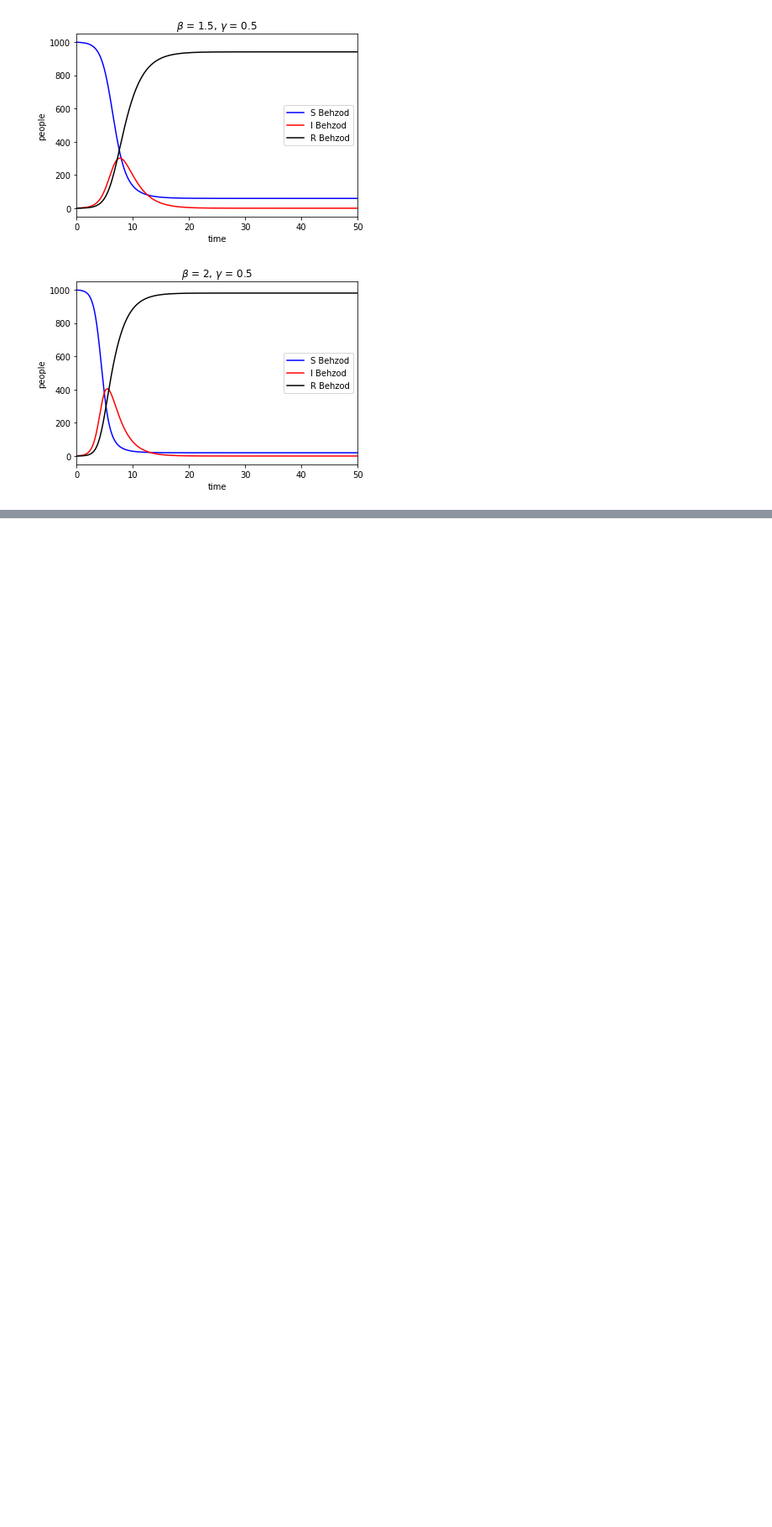
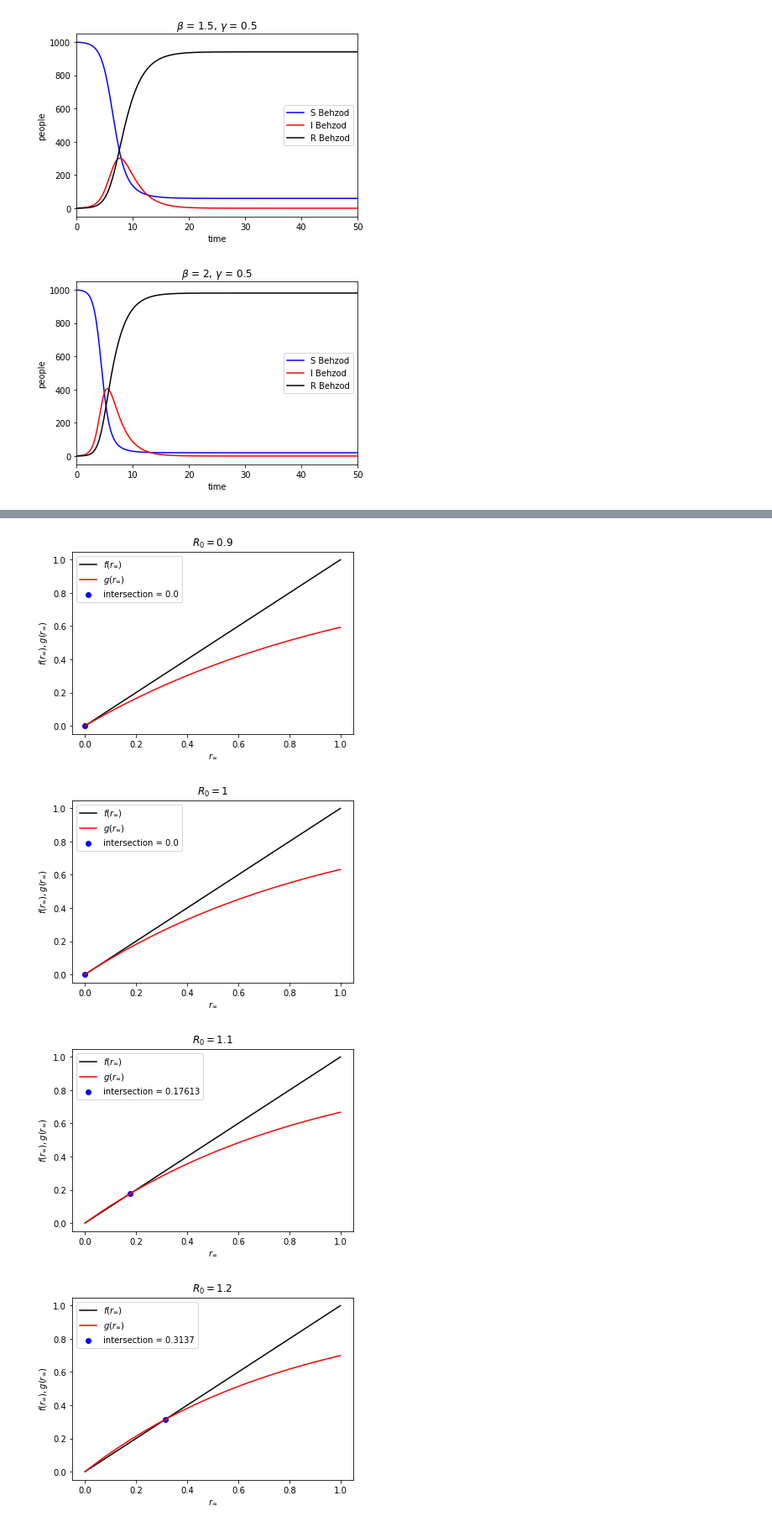
Before and after one commit to behzodcu/idm, a Jupyter notebook: hw1.ipynb, the cells around one changed output, grey strips where cells are left out. Shown at 84% size. Drawn from its saved outputs; the diff is of its cells as text; code cells hidden in the pictures; blank space fills up the shorter version.

```diff
--- a/hw1.ipynb
+++ b/hw1.ipynb
@@ -42,0 +47,25 @@ SIR_simulation(N = 1000, S = 999, I = 1, R = 0, beta = 2, gamma = 0.5, time = 50
+# %%
+R_0s = [0.9, 1, 1.1, 1.2]
+r_inf_range = np.linspace(0,1,100)
+initial_guess = 0.5
+
+def f(x):
+    return x
+def g(x, R_0):
+    return 1 - np.exp(-R_0 * x)
+
+for R_0 in R_0s:
+    intersection = np.abs(np.round(fsolve(lambda r_inf: f(r_inf) - g(r_inf, R_0), 0.5)[0],5))
+    plt.plot(r_inf_range, r_inf_range, color='black', label=r'$f(r_{\infty})$')
+    plt.plot(r_inf_range, g(r_inf_range, R_0), color='red', label=r'$g(r_{\infty})$')
+    plt.scatter(intersection, intersection, color='blue', label='intersection = {}'.format(intersection))
+    plt.title(r'$R_0={}$'.format(R_0))
+    plt.xlabel(r'$r_{\infty}$')
+    plt.ylabel(r'$f(r_{\infty}),g(r_{\infty})$')
+    plt.legend()
+    plt.show()
+# %% [output]
+[figure, added]
+[figure, added]
+[figure, added]
+[figure, added]
```
Also changed, not shown: parts of 10 cells of this notebook.
